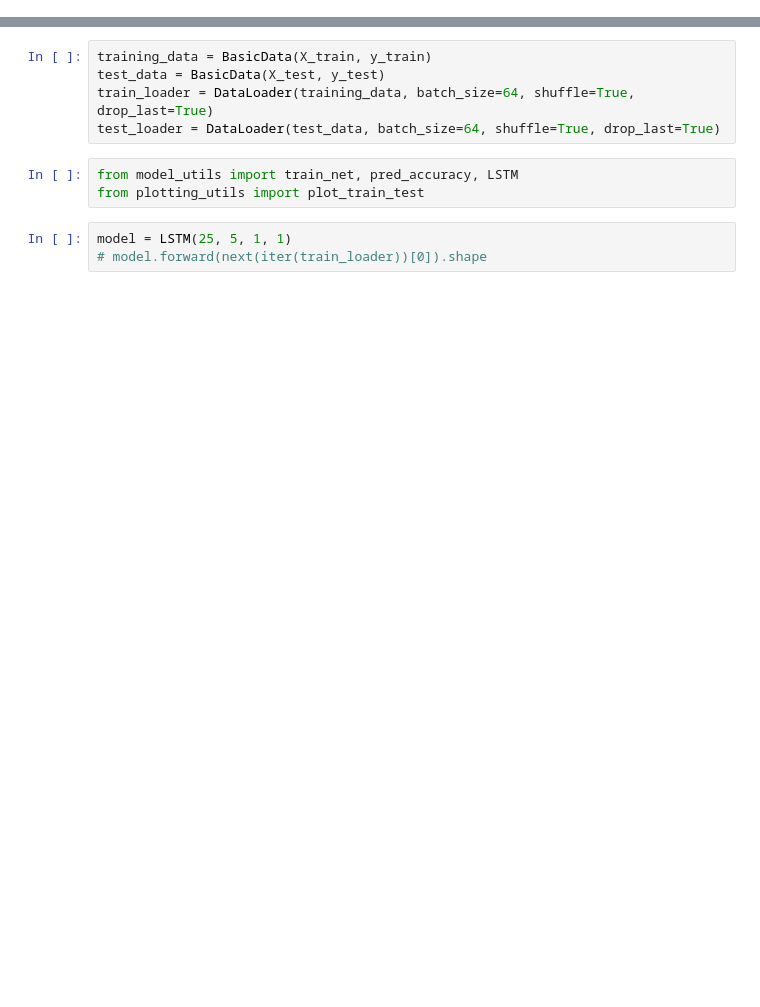
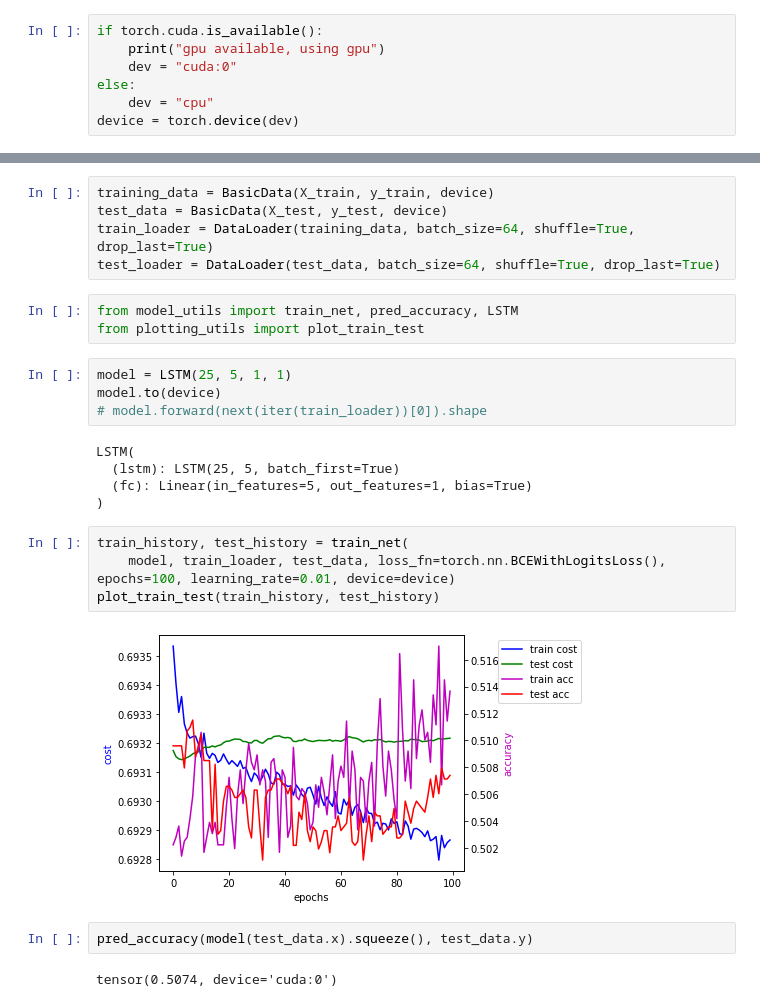
Before and after one commit to lbotti319/currency_nn, a Jupyter notebook: LSTM.ipynb, the cells around one changed output, grey strips where cells are left out. Saved outputs shown, nothing was run; the diff lists cells and outputs as text; blank space fills up the shorter version.

```diff
--- a/LSTM.ipynb
+++ b/LSTM.ipynb
@@ -60,3 +60,10 @@ from model_utils import BasicData
 from torch.utils.data import DataLoader
 from torch import nn
 import torch
+# %%
+if torch.cuda.is_available():
+    print("gpu available, using gpu")
+    dev = "cuda:0"
+else:
+    dev = "cpu"
+device = torch.device(dev)
@@ -69,8 +78,8 @@ X_test.shape, y_test.shape
 # %% [output]
 ((3646, 11, 25), (3646,))
 # %%
-training_data = BasicData(X_train, y_train)
-test_data = BasicData(X_test, y_test)
+training_data = BasicData(X_train, y_train, device)
+test_data = BasicData(X_test, y_test, device)
 train_loader = DataLoader(training_data, batch_size=64, shuffle=True, drop_last=True)
 test_loader = DataLoader(test_data, batch_size=64, shuffle=True, drop_last=True)
 # %%
@@ -78,4 +87,20 @@ from model_utils import train_net, pred_accuracy, LSTM
 from plotting_utils import plot_train_test
 # %%
 model = LSTM(25, 5, 1, 1)
+model.to(device)
 # model.forward(next(iter(train_loader))[0]).shape
+# %% [output]
+LSTM(
+  (lstm): LSTM(25, 5, batch_first=True)
+  (fc): Linear(in_features=5, out_features=1, bias=True)
+)
+# %%
+train_history, test_history = train_net(
+    model, train_loader, test_data, loss_fn=torch.nn.BCEWithLogitsLoss(), epochs=100, learning_rate=0.01, device=device)
+plot_train_test(train_history, test_history)
+# %% [output]
+[figure, added]
+# %%
+pred_accuracy(model(test_data.x).squeeze(), test_data.y)
+# %% [output]
+tensor(0.5074, device='cuda:0')
```
Also changed, not shown: parts of 11 cells of this notebook, 2 other files.
